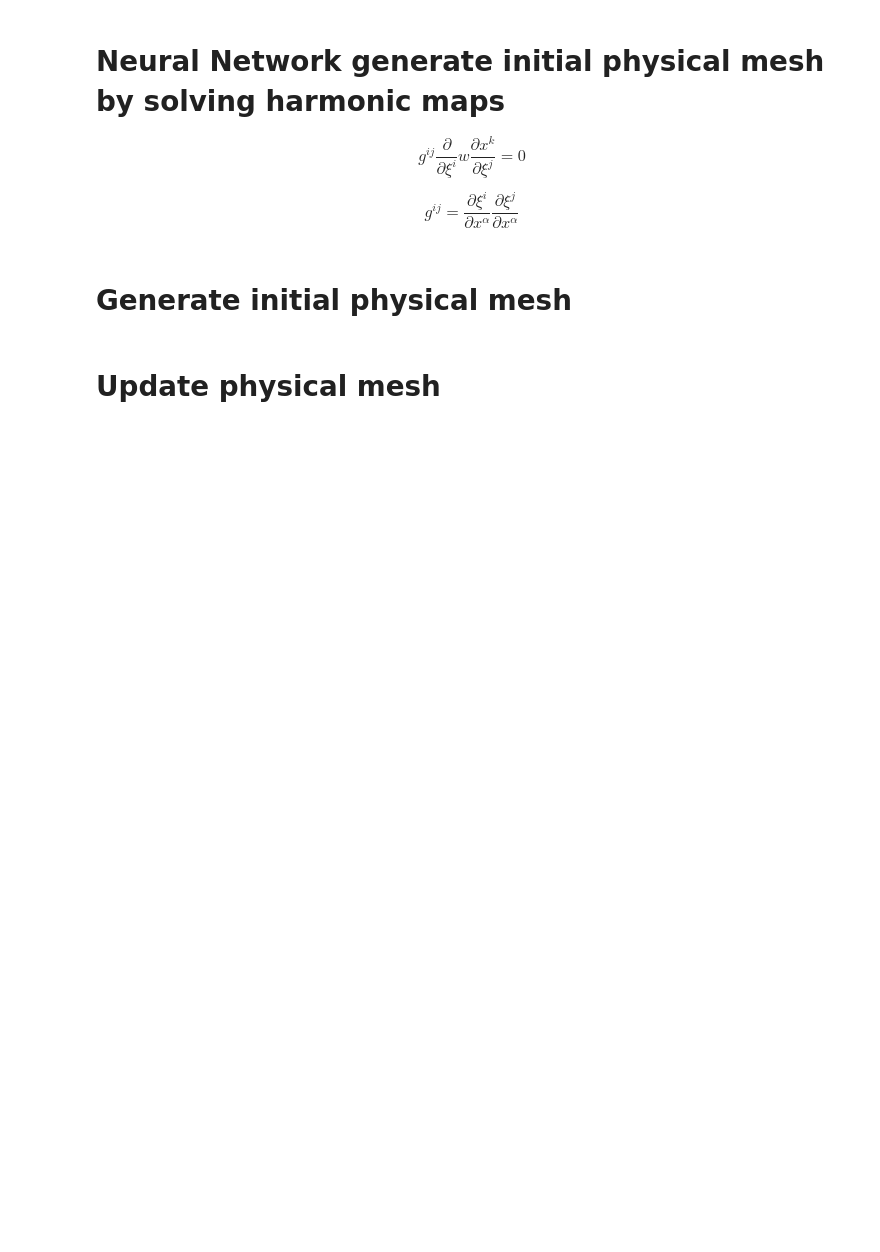
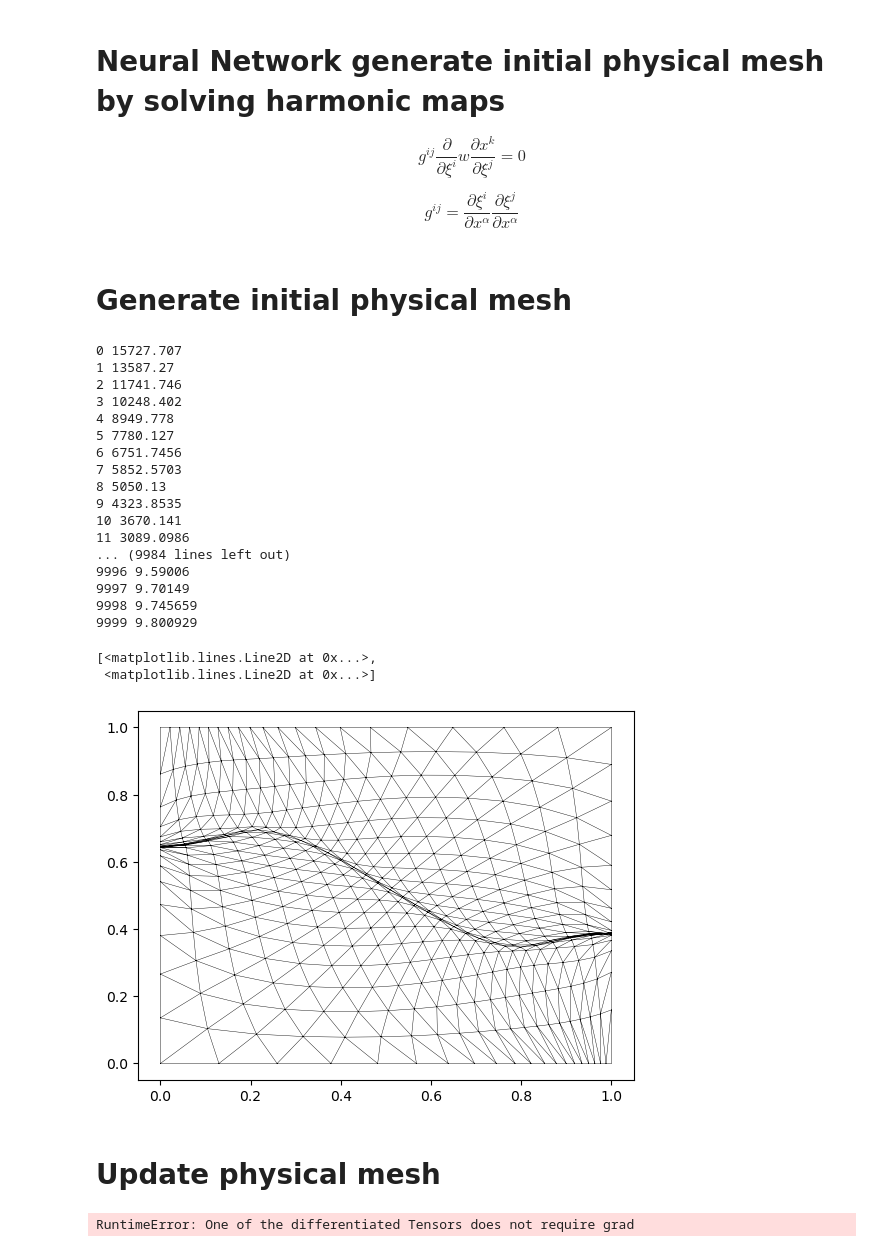
Before and after one commit to GenieYoung/MMPDE, a Jupyter notebook: py_src/example_3.ipynb, the cells around one changed output. Saved outputs shown, nothing was run; the diff lists cells and outputs as text; code cells hidden in the pictures; blank space fills up the shorter version.

```diff
--- a/py_src/example_3.ipynb
+++ b/py_src/example_3.ipynb
@@ -21,10 +21,10 @@ device = torch.device('cuda' if torch.cuda.is_available() else 'cpu')
 # Parameter
 # %%
 steps = 10000
-layers = np.array([2,32,64,32,2])
+layers = np.array([2,32,64,128,64,32,2])
 lr = 0.001
 
-Nf = 2
+Nf = 10000
 # %% [markdown]
 # Auxiliary Functions
 # %%
@@ -72,6 +74,8 @@ bottom_V = V[(V[:,1]==0.0)]
 top_V = V[(V[:,1]==1.0)]
 
 PDE_V = V[0] + (V[-1]-V[0])*lhs(2,Nf)
+PDE_V = torch.vstack((left_V,right_V,bottom_V,top_V,PDE_V))
+print(PDE_V.shape)
 
 V = V.to(device)
 left_V = left_V.float().to(device)
@@ -198,6 +211,8 @@ class FCN2(nn.Module):
             z = self.linears[i](a)
             a = self.activation(z)
         a = self.linears[-1](a)
+        a[:,[0]] = a[:,[0]]*(x[:,[0]])*(x[:,[0]]-1) + x[:,[0]]
+        a[:,[1]] = a[:,[1]]*(x[:,[1]])*(x[:,[1]]-1) + x[:,[1]]
         return a
 
     def loss_BC(self,left_V,right_V,bottom_V,top_V):
@@ -210,9 +225,9 @@ class FCN2(nn.Module):
         g = PDE_V.clone()
         g.requires_grad = True
         xy = self.forward(g)
-        x = xy[:,0].unsqueeze(1)
-        y = xy[:,1].unsqueeze(1)
-        M = Metric(xy).unsqueeze(1)
+        x = xy[:,[0]]
+        y = xy[:,[1]]
+        M = Metric(g).unsqueeze(1)
         x_xi_eta = autograd.grad(x,g,torch.ones([g.shape[0],1]).to(device),retain_graph=True,create_graph=True)[0]
         y_xi_eta = autograd.grad(y,g,torch.ones([g.shape[0],1]).to(device),retain_graph=True,create_graph=True)[0]
         M_xi_eta = autograd.grad(M,g,torch.ones([g.shape[0],1]).to(device),create_graph=True)[0]
@@ -224,9 +239,13 @@ class FCN2(nn.Module):
         x_etaxi_etaeta = autograd.grad(x_eta,g,torch.ones([g.shape[0],1]).to(device),create_graph=True)[0]
         y_xixi_xieta = autograd.grad(y_xi,g,torch.ones([g.shape[0],1]).to(device),create_graph=True)[0]
         y_etaxi_etaeta = autograd.grad(y_eta,g,torch.ones([g.shape[0],1]).to(device),create_graph=True)[0]
-        g00 = (1/x_xi_eta[:,[0]])**2+(1/y_xi_eta[:,[0]])**2
-        g01 = (1/x_xi_eta[:,[0]])*(1/x_xi_eta[:,[1]])+(1/y_xi_eta[:,[0]])*(1/y_xi_eta[:,[1]])
-        g11 = (1/x_xi_eta[:,[1]])**2+(1/y_xi_eta[:,[1]])**2
+        xi_x = y_eta
+        xi_y = -x_eta
+        eta_x = -y_xi
+        eta_y = x_xi
+        g00 = xi_x*xi_x+xi_y*xi_y
+        g01 = xi_x*eta_x+xi_y*eta_y
+        g11 = eta_x*eta_x+eta_y*eta_y
         loss1 = g00*(M_xi_eta[:,[0]]*x_xi_eta[:,[0]]+M*x_xixi_xieta[:,[0]]) + \
                 g01*(M_xi_eta[:,[0]]*x_xi_eta[:,[1]]+M*x_etaxi_etaeta[:,[0]]) + \
                 g01*(M_xi_eta[:,[1]]*x_xi_eta[:,[0]]+M*x_xixi_xieta[:,[1]]) + \
@@ -239,32 +258,52 @@ class FCN2(nn.Module):
                self.loss_function(loss2,torch.zeros(g.shape[0],1).to(device))
 
     def loss(self,left_V,right_V,bottom_V,top_V,PDE_V):
-        return self.loss_PDE(PDE_V) + self.loss_BC(left_V,right_V,bottom_V,top_V)
+        return self.loss_PDE(PDE_V)
 # %% [markdown]
 # Generate initial physical mesh
 # %%
-xi_new = FCN2(layers).to(device)
-optimizer = torch.optim.Adam(xi_new.parameters(),lr=lr,amsgrad=False)
+x_new = FCN2(layers).to(device)
+optimizer = torch.optim.Adam(x_new.parameters(),lr=lr,amsgrad=False)
 
-for i in range(1000):
-    loss = xi_new.loss(left_V,right_V,bottom_V,top_V,PDE_V)
+for i in range(steps):
+    loss = x_new.loss(left_V,right_V,bottom_V,top_V,PDE_V)
     optimizer.zero_grad()
     loss.backward()
-    torch.nn.utils.clip_grad_norm_(xi_new.parameters(), 1.0)
+    # torch.nn.utils.clip_grad_norm_(xi_new.parameters(), 1.0)
     optimizer.step()
     print(i,loss.detach().cpu().numpy())
 
-V.requires_grad = True
-V_xi_new = xi_new(V_xi_0)
-V_xi_new_cpu = V_xi_new.detach().cpu()
-plt.triplot(V_xi_new_cpu[:,0],V_xi_new_cpu[:,1],tris.detach().cpu(),'k-',linewidth=0.3)
+V_new = x_new(V_xi_0)
+plt.triplot(V_new.detach().cpu()[:,0],V_new.detach().cpu()[:,1],tris.detach().cpu(),'k-',linewidth=0.3)
+# %% [output]
+0 15727.707
+1 13587.27
+2 11741.746
+3 10248.402
+4 8949.778
+5 7780.127
+6 6751.7456
+7 5852.5703
+8 5050.13
+9 4323.8535
+10 3670.141
+11 3089.0986
+... (9984 lines left out)
+9996 9.59006
+9997 9.70149
+9998 9.745659
+9999 9.800929
+[<matplotlib.lines.Line2D at 0x...>,
+ <matplotlib.lines.Line2D at 0x...>]
+[figure, added]
 # %% [markdown]
 # Update physical mesh
 # %%
-xi_x_y = autograd.grad(V_xi_new[:,0].unsqueeze(1),V,torch.ones([V.shape[0],1]).to(device),retain_graph=True,create_graph=True)[0]
-eta_x_y = autograd.grad(V_xi_new[:,1].unsqueeze(1),V,torch.ones([V.shape[0],1]).to(device),retain_graph=True,create_graph=True)[0]
+V_new.require_grads = True
+xi_x_y = autograd.grad(V_new[:,0].unsqueeze(1),V,torch.ones([V.shape[0],1]).to(device),retain_graph=True,create_graph=True)[0]
+eta_x_y = autograd.grad(V_new[:,1].unsqueeze(1),V,torch.ones([V.shape[0],1]).to(device),retain_graph=True,create_graph=True)[0]
 xi_x,xi_y,eta_x,eta_y = xi_x_y[:,[0]],xi_x_y[:,[1]],eta_x_y[:,[0]],eta_x_y[:,[1]]
-delta_V_xi = V_xi_0 - V_xi_new
+delta_V_xi = V_xi_0 - V_new
 delta_V_xi_x = delta_V_xi[:,0].unsqueeze(1)
 delta_V_xi_y = delta_V_xi[:,1].unsqueeze(1)
 delta_V_x = (1/(xi_x*eta_y-xi_y*eta_x)*(eta_y*delta_V_xi_x-xi_y*delta_V_xi_y)).squeeze()
@@ -280,3 +319,5 @@ new_V = (V + delta_V).detach().cpu()
 
 plt.triplot(new_V[:,0],new_V[:,1],tris.detach().cpu(),'k-',linewidth=0.3)
 plt.show()
+# %% [output]
+RuntimeError: One of the differentiated Tensors does not require grad
```
Also changed, not shown: parts of 3 cells of this notebook.
